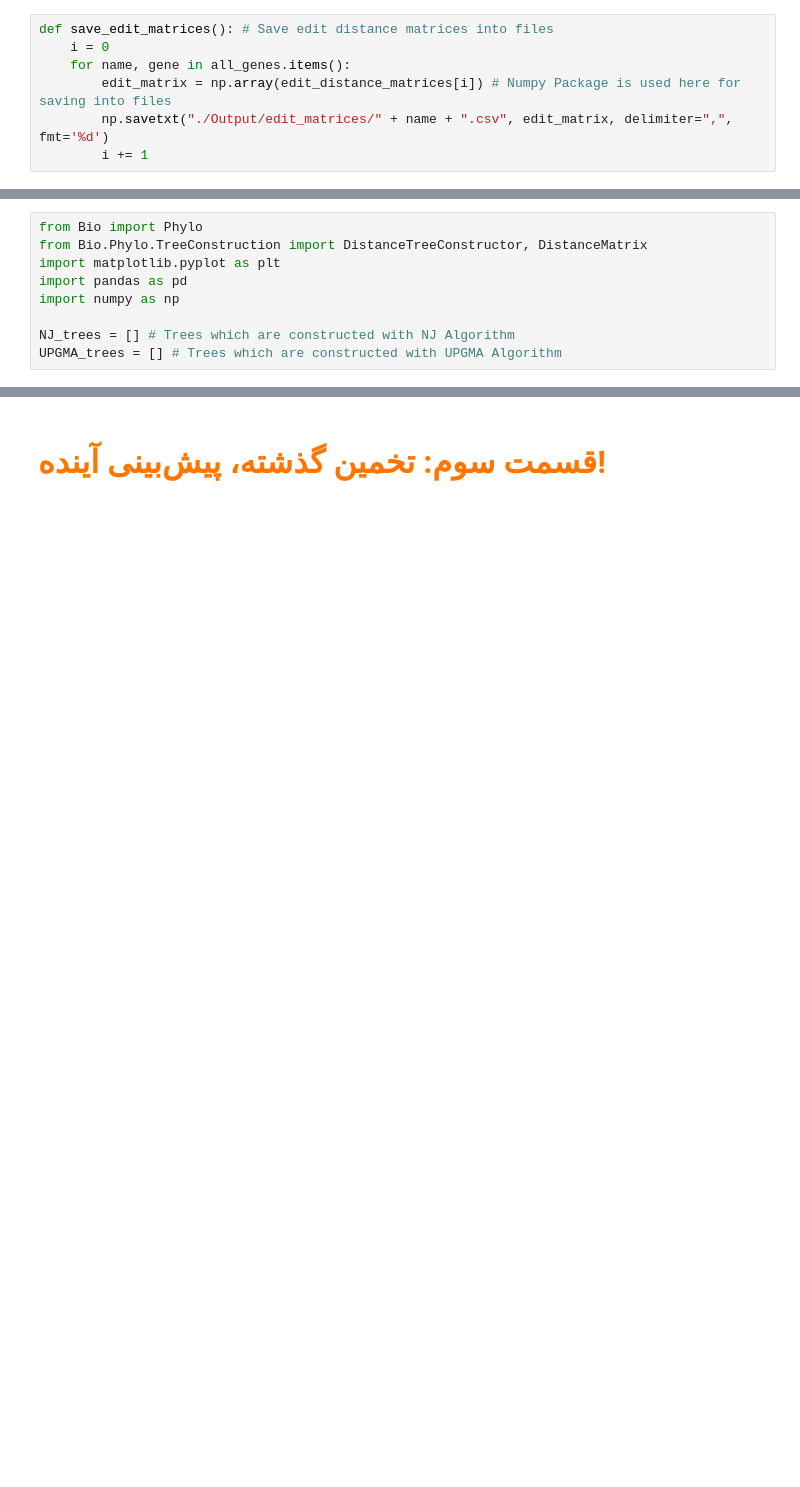
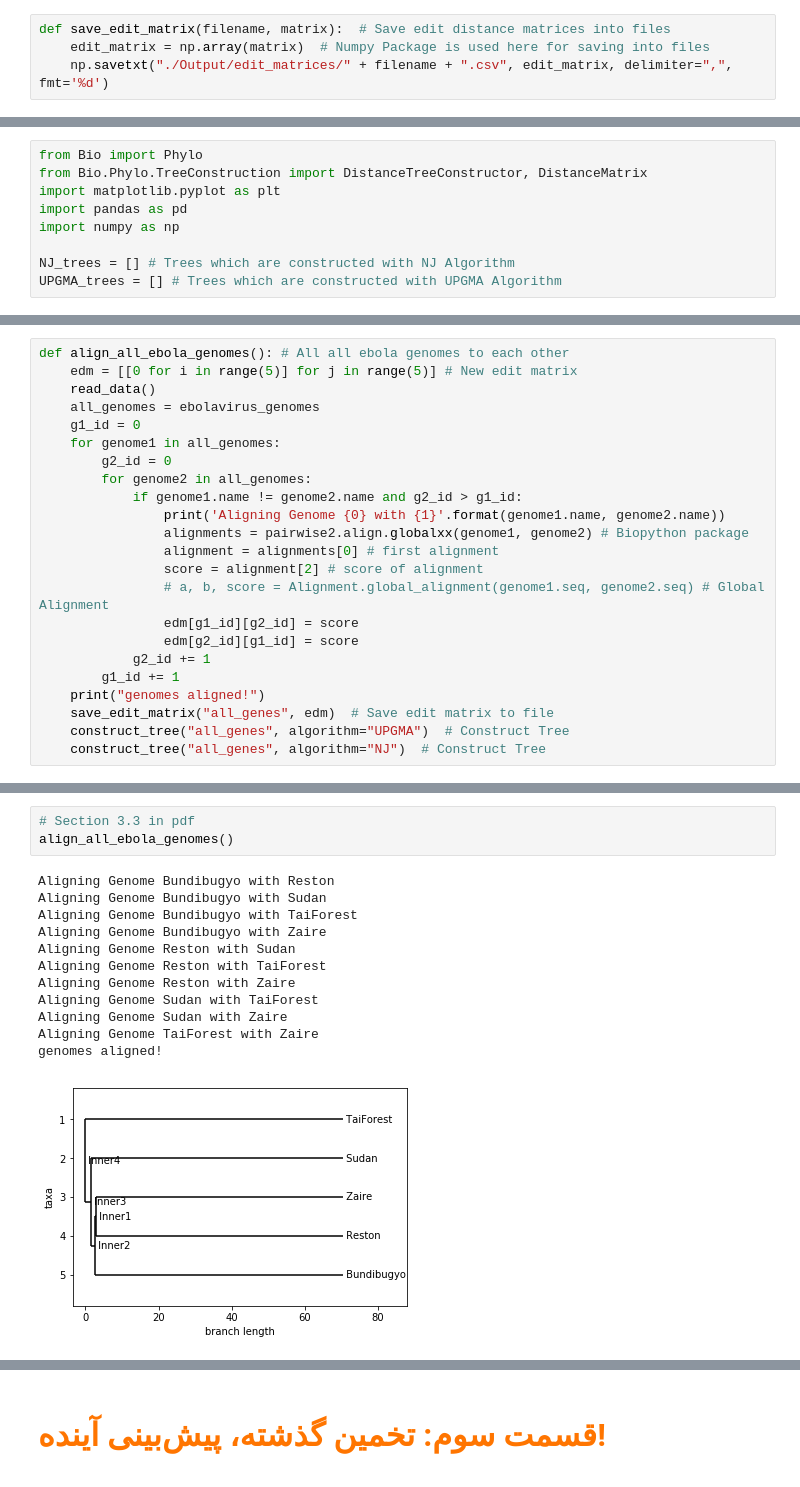
Before and after one commit to GabeOchieng/Ebolavirus-1, a Jupyter notebook: Description.ipynb, the cells around one changed output, grey strips where cells are left out. Drawn from its saved outputs; the diff is of its cells as text; blank space fills up the shorter version.

```diff
--- a/Description.ipynb
+++ b/Description.ipynb
@@ -278,7 +312,4 @@ def global_align(): # Global Alignment For calculating score and edit distance m
 # %%
-def save_edit_matrices(): # Save edit distance matrices into files
-    i = 0
-    for name, gene in all_genes.items():
-        edit_matrix = np.array(edit_distance_matrices[i]) # Numpy Package is used here for saving into files
-        np.savetxt("./Output/edit_matrices/" + name + ".csv", edit_matrix, delimiter=",", fmt='%d')
-        i += 1
+def save_edit_matrix(filename, matrix):  # Save edit distance matrices into files
+    edit_matrix = np.array(matrix)  # Numpy Package is used here for saving into files
+    np.savetxt("./Output/edit_matrices/" + filename + ".csv", edit_matrix, delimiter=",", fmt='%d')
@@ -326 +382,24 @@ def save_tree(tree, filename):
+# %%
+def align_all_ebola_genomes(): # All all ebola genomes to each other
+    edm = [[0 for i in range(5)] for j in range(5)] # New edit matrix
+    read_data()
+    all_genomes = ebolavirus_genomes
+    g1_id = 0
+    for genome1 in all_genomes:
+        g2_id = 0
+        for genome2 in all_genomes:
+            if genome1.name != genome2.name and g2_id > g1_id:
+                print('Aligning Genome {0} with {1}'.format(genome1.name, genome2.name))
+                alignments = pairwise2.align.globalxx(genome1, genome2) # Biopython package
+                alignment = alignments[0] # first alignment
+                score = alignment[2] # score of alignment
+                # a, b, score = Alignment.global_alignment(genome1.seq, genome2.seq) # Global Alignment
+                edm[g1_id][g2_id] = score
+                edm[g2_id][g1_id] = score
+            g2_id += 1
+        g1_id += 1
+    print("genomes aligned!")
+    save_edit_matrix("all_genes", edm)  # Save edit matrix to file
+    construct_tree("all_genes", algorithm="UPGMA")  # Construct Tree
+    construct_tree("all_genes", algorithm="NJ")  # Construct Tree
 # %%
@@ -356,0 +440,16 @@ Phylo.draw(NJ_trees) # Draw merged NJ Tree
+# %%
+# Section 3.3 in pdf
+align_all_ebola_genomes()
+# %% [output]
+Aligning Genome Bundibugyo with Reston
+Aligning Genome Bundibugyo with Sudan
+Aligning Genome Bundibugyo with TaiForest
+Aligning Genome Bundibugyo with Zaire
+Aligning Genome Reston with Sudan
+Aligning Genome Reston with TaiForest
+Aligning Genome Reston with Zaire
+Aligning Genome Sudan with TaiForest
+Aligning Genome Sudan with Zaire
+Aligning Genome TaiForest with Zaire
+genomes aligned!
+[figure, added]
```
Also changed, not shown: parts of 27 cells of this notebook, 25 other files.
